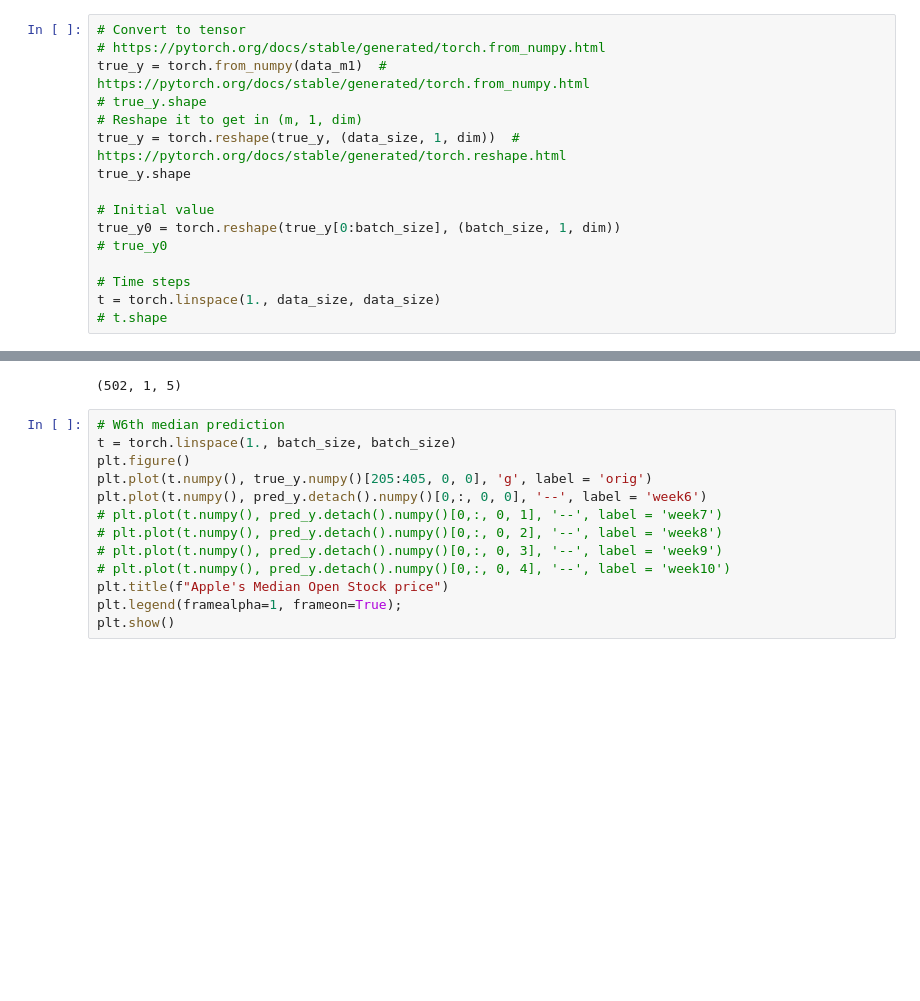
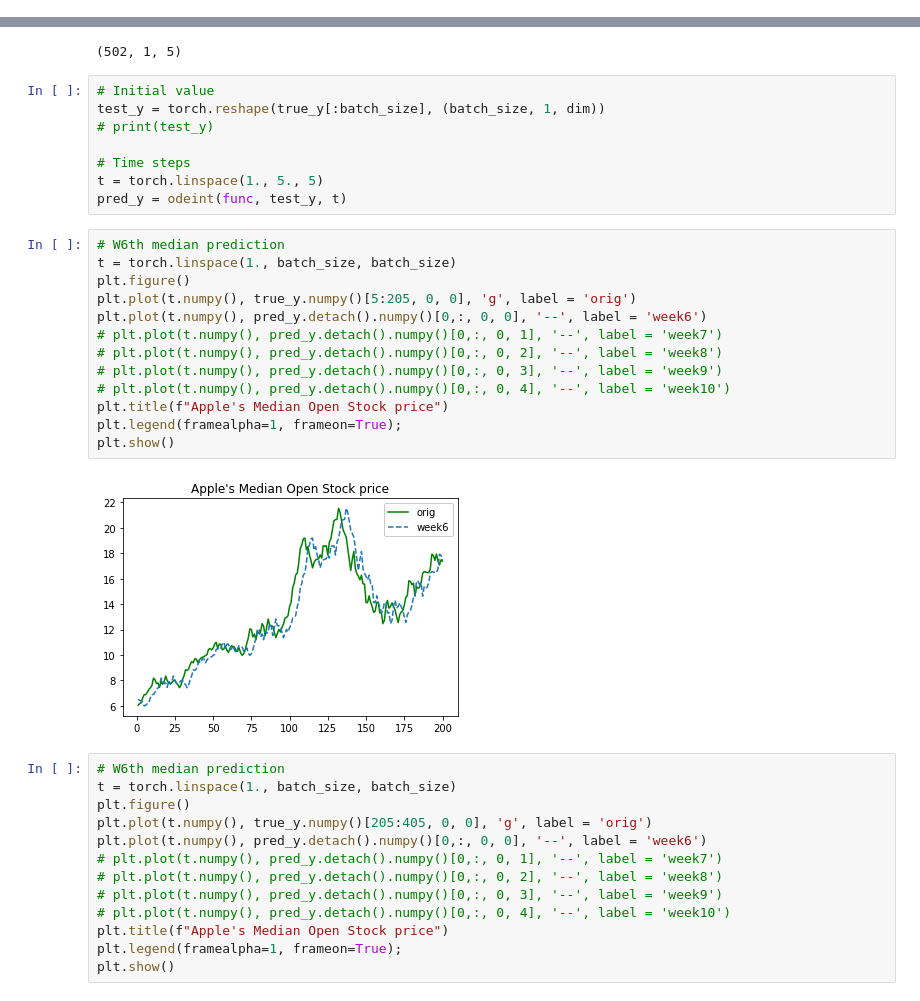
Before and after one commit to OmkarMehta/SSFwithNODE, a Jupyter notebook: simple-data-generator/neuralode_basic_median.ipynb, the cells around one changed output, grey strips where cells are left out. Cells and saved outputs as stored; diff of their text form; blank space fills up the shorter version.

Commit message:
Updated neural ode basic median to include train

```diff
--- a/simple-data-generator/neuralode_basic_median.ipynb
+++ b/simple-data-generator/neuralode_basic_median.ipynb
@@ -129,21 +181,5 @@ def get_batch(i):
     # batch_y = torch.reshape(batch_y, (batch_time, batch_size, 1, 1))
     return batch_y0, batch_t, batch_y
-# %%
-# Convert to tensor
-# https://pytorch.org/docs/stable/generated/torch.from_numpy.html
-true_y = torch.from_numpy(data_m1)  # https://pytorch.org/docs/stable/generated/torch.from_numpy.html
-# true_y.shape
-# Reshape it to get in (m, 1, dim)
-true_y = torch.reshape(true_y, (data_size, 1, dim))  # https://pytorch.org/docs/stable/generated/torch.reshape.html
-true_y.shape
-
-# Initial value
-true_y0 = torch.reshape(true_y[0:batch_size], (batch_size, 1, dim))
-# true_y0
-
-# Time steps
-t = torch.linspace(1., data_size, data_size)
-# t.shape
 # %%
 # s = torch.arange(0, batch_size+0)
 # %%
@@ -323,6 +359,29 @@ pred_y.detach().numpy()[0, :, 0, 0].shape
 true_y.numpy().shape
 # %% [output]
 (502, 1, 5)
+# %%
+# Initial value
+test_y = torch.reshape(true_y[:batch_size], (batch_size, 1, dim))
+# print(test_y)
+
+# Time steps
+t = torch.linspace(1., 5., 5)
+pred_y = odeint(func, test_y, t)
+# %%
+# W6th median prediction
+t = torch.linspace(1., batch_size, batch_size)
+plt.figure()
+plt.plot(t.numpy(), true_y.numpy()[5:205, 0, 0], 'g', label = 'orig')
+plt.plot(t.numpy(), pred_y.detach().numpy()[0,:, 0, 0], '--', label = 'week6')
+# plt.plot(t.numpy(), pred_y.detach().numpy()[0,:, 0, 1], '--', label = 'week7')
+# plt.plot(t.numpy(), pred_y.detach().numpy()[0,:, 0, 2], '--', label = 'week8')
+# plt.plot(t.numpy(), pred_y.detach().numpy()[0,:, 0, 3], '--', label = 'week9')
+# plt.plot(t.numpy(), pred_y.detach().numpy()[0,:, 0, 4], '--', label = 'week10')
+plt.title(f"Apple's Median Open Stock price")
+plt.legend(framealpha=1, frameon=True);
+plt.show()
+# %% [output]
+[figure, added]
 # %%
 # W6th median prediction
 t = torch.linspace(1., batch_size, batch_size)
```
Also changed, not shown: parts of 10 cells of this notebook, 1 other file.
